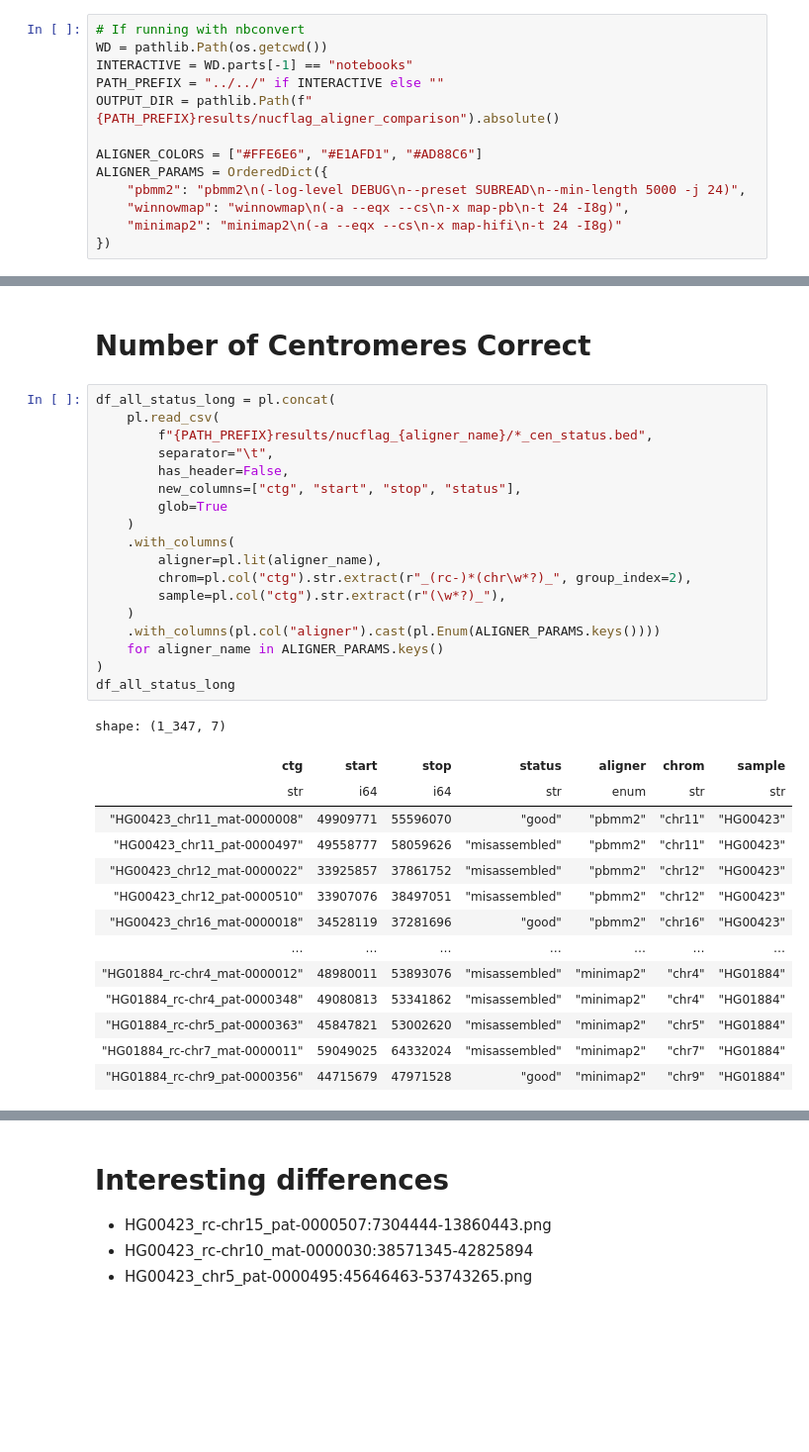
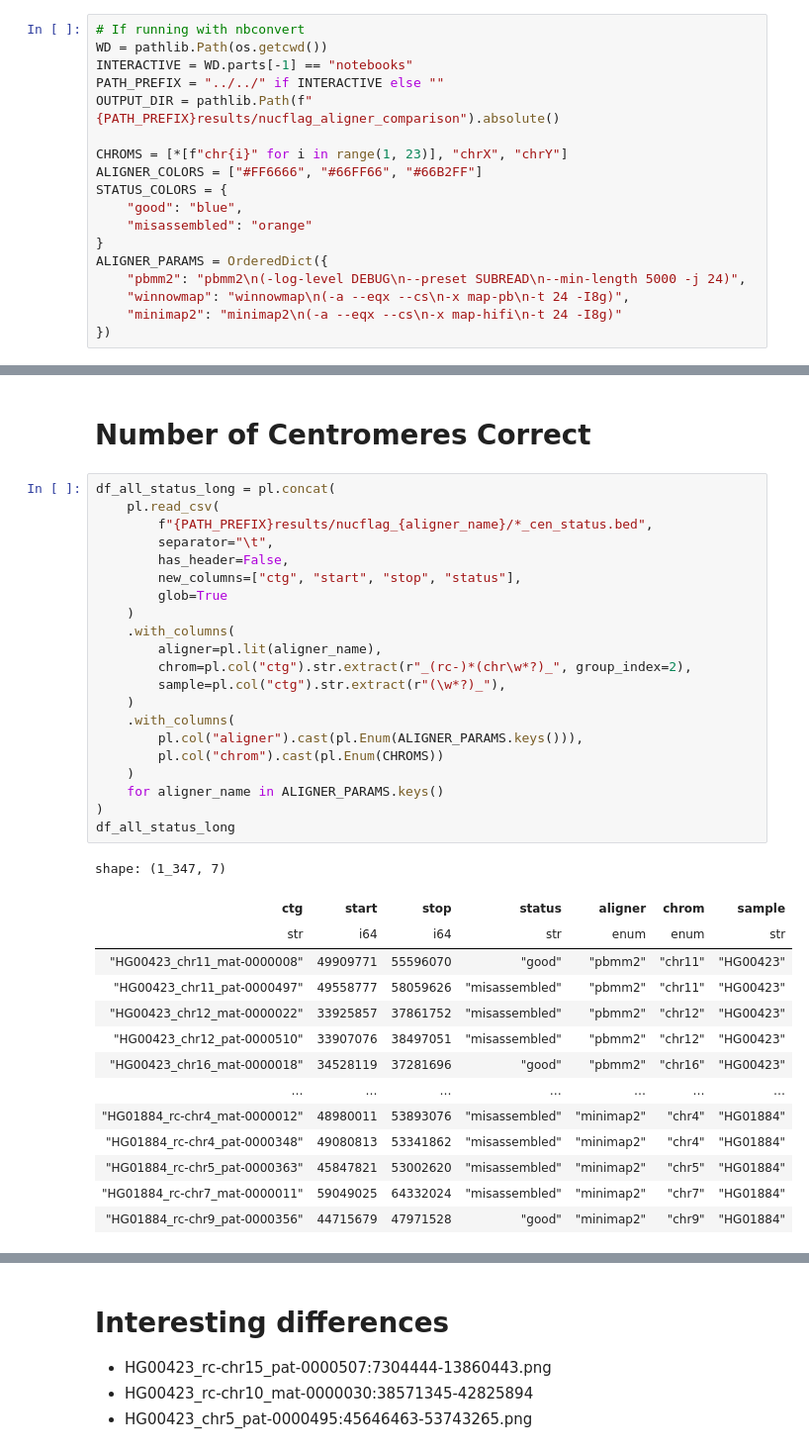
Before and after one commit to logsdon-lab/CenMAP, a Jupyter notebook: workflow/notebooks/summarize_bmks.ipynb, the cells around one changed output, grey strips where cells are left out. Shown at 99% size. Drawn from its saved outputs; the diff is of its cells as text; blank space fills up the shorter version.

```diff
--- a/workflow/notebooks/summarize_bmks.ipynb
+++ b/workflow/notebooks/summarize_bmks.ipynb
@@ -17,7 +18,12 @@ INTERACTIVE = WD.parts[-1] == "notebooks"
 PATH_PREFIX = "../../" if INTERACTIVE else ""
 OUTPUT_DIR = pathlib.Path(f"{PATH_PREFIX}results/nucflag_aligner_comparison").absolute()
 
-ALIGNER_COLORS = ["#FFE6E6", "#E1AFD1", "#AD88C6"]
+CHROMS = [*[f"chr{i}" for i in range(1, 23)], "chrX", "chrY"]
+ALIGNER_COLORS = ["#FF6666", "#66FF66", "#66B2FF"]
+STATUS_COLORS = {
+    "good": "blue",
+    "misassembled": "orange"
+}
 ALIGNER_PARAMS = OrderedDict({
     "pbmm2": "pbmm2\n(-log-level DEBUG\n--preset SUBREAD\n--min-length 5000 -j 24)",
     "winnowmap": "winnowmap\n(-a --eqx --cs\n-x map-pb\n-t 24 -I8g)",
@@ -125,25 +131,28 @@ fig_memory.show()
 # %%
 df_all_status_long = pl.concat(
     pl.read_csv(
         f"{PATH_PREFIX}results/nucflag_{aligner_name}/*_cen_status.bed",
         separator="\t",
         has_header=False,
         new_columns=["ctg", "start", "stop", "status"],
         glob=True
     )
     .with_columns(
         aligner=pl.lit(aligner_name),
         chrom=pl.col("ctg").str.extract(r"_(rc-)*(chr\w*?)_", group_index=2),
         sample=pl.col("ctg").str.extract(r"(\w*?)_"),
     )
-    .with_columns(pl.col("aligner").cast(pl.Enum(ALIGNER_PARAMS.keys())))
+    .with_columns(
+        pl.col("aligner").cast(pl.Enum(ALIGNER_PARAMS.keys())),
+        pl.col("chrom").cast(pl.Enum(CHROMS))
+    )
     for aligner_name in ALIGNER_PARAMS.keys()
 )
 df_all_status_long
 # %% [output]
 shape: (1_347, 7)
 | ctg | start | stop | status | aligner | chrom | sample |
-| str | i64 | i64 | str | enum | str | str |
+| str | i64 | i64 | str | enum | enum | str |
 | "HG00423_chr11_mat-0000008" | 49909771 | 55596070 | "good" | "pbmm2" | "chr11" | "HG00423" |
 | "HG00423_chr11_pat-0000497" | 49558777 | 58059626 | "misassembled" | "pbmm2" | "chr11" | "HG00423" |
 | "HG00423_chr12_mat-0000022" | 33925857 | 37861752 | "misassembled" | "pbmm2" | "chr12" | "HG00423" |
```
Also changed, not shown: parts of 12 cells of this notebook, 2 other files.
